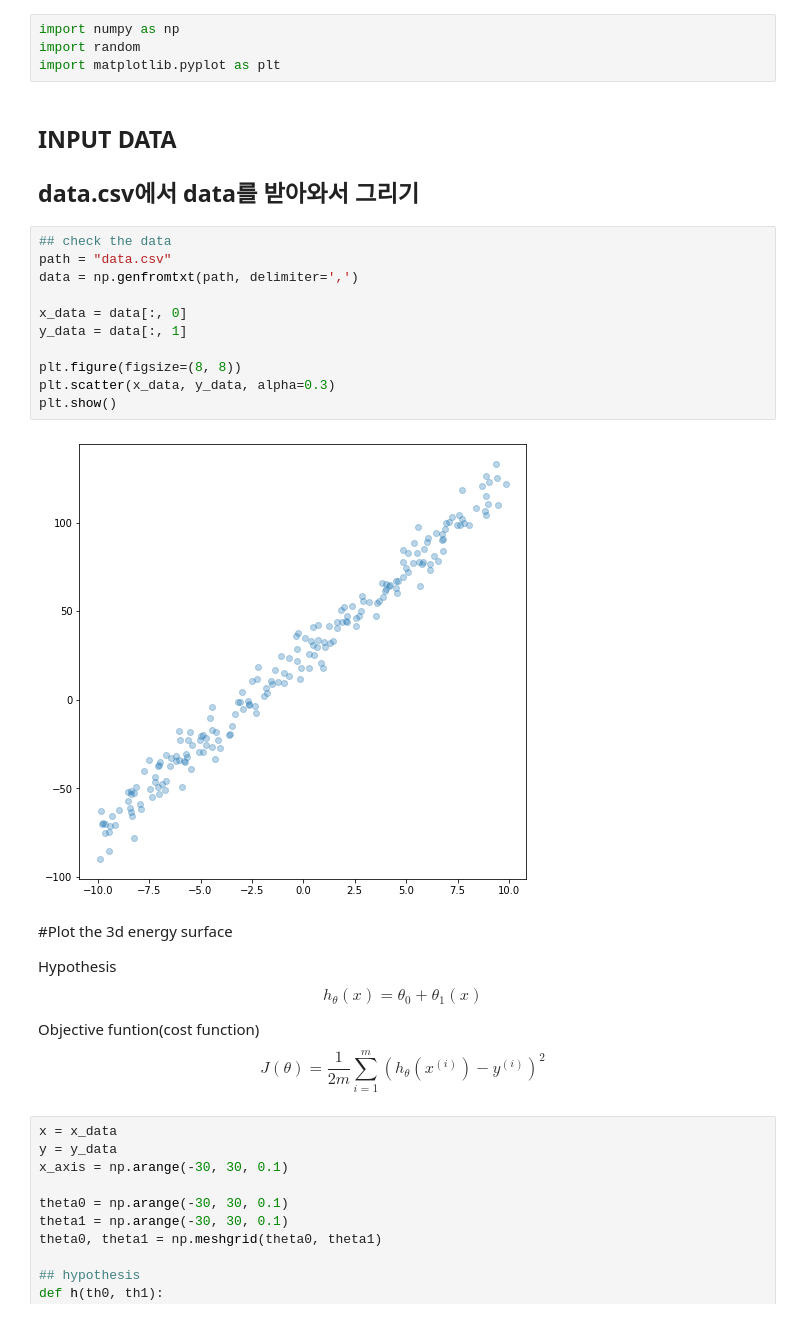
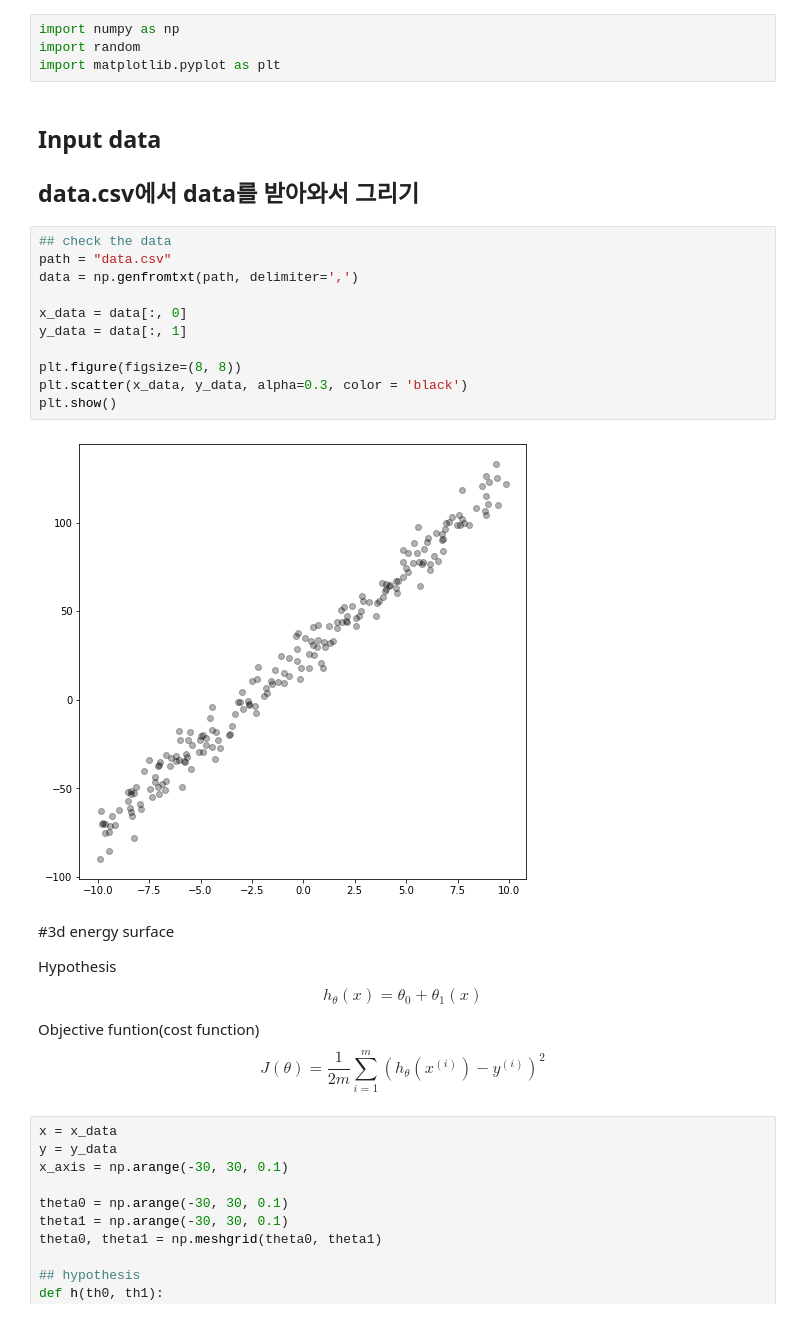
Before and after one commit to pithesun/machine_learning_cl, a Jupyter notebook: gd_surface&path.ipynb, the cells around one changed output. Saved outputs shown, nothing was run; the diff lists cells and outputs as text.

```diff
--- a/gd_surface&path.ipynb
+++ b/gd_surface&path.ipynb
@@ -16,23 +16,23 @@ import numpy as np
 import random
 import matplotlib.pyplot as plt
 # %% [markdown]
-## INPUT DATA
+## Input data
 ## data.csv에서 data를 받아와서 그리기
 # %%
 ## check the data
 path = "data.csv"
 data = np.genfromtxt(path, delimiter=',')
 
 x_data = data[:, 0]
 y_data = data[:, 1]
 
 plt.figure(figsize=(8, 8))
-plt.scatter(x_data, y_data, alpha=0.3)
+plt.scatter(x_data, y_data, alpha=0.3, color = 'black')
 plt.show()
 # %% [output]
-[figure, old version]
+[figure, new version]
 # %% [markdown]
-#Plot the 3d energy surface
+#3d energy surface
 
 
 Hypothesis
```
Also changed, not shown: parts of 4 cells of this notebook.
